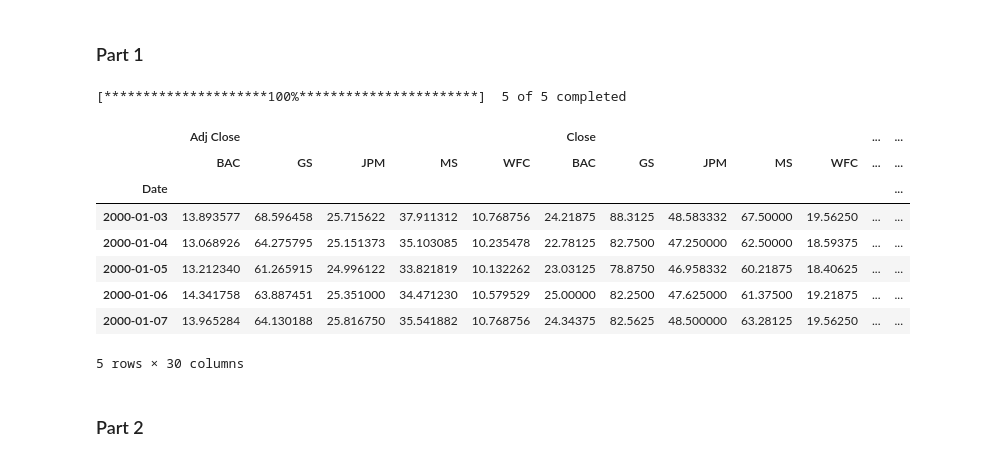
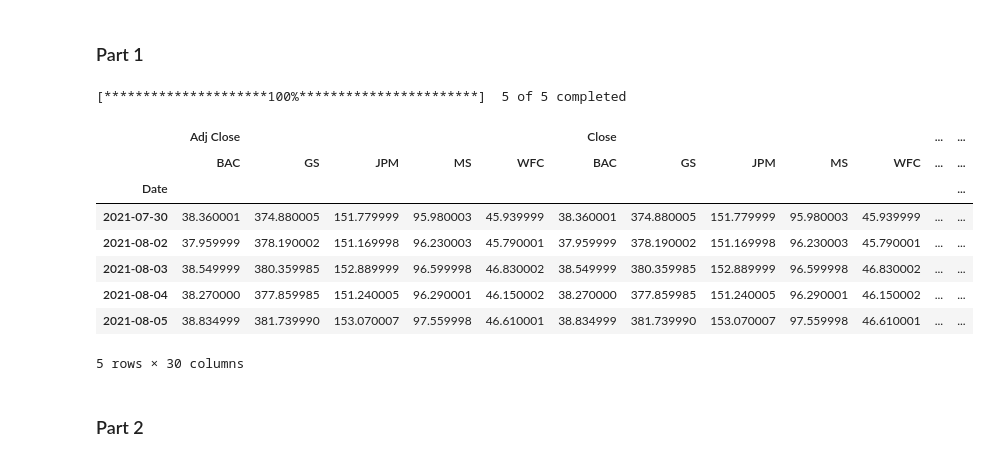
Before and after one commit to illeanz/w1challenge, a Jupyter notebook: w1 data challenge.ipynb, the cells around one changed output. Saved outputs shown, nothing was run; the diff lists cells and outputs as text; code cells hidden in the pictures.

```diff
--- a/w1 data challenge.ipynb
+++ b/w1 data challenge.ipynb
@@ -11,18 +11,18 @@ import matplotlib.pyplot as plt
 # %%
 # load data for Bank of America (BAC), Goldman Sachs (GS), JPMorgan Chase (JPM), Morgan Stanley (MS),
 # and Wells Fargo (MFC) from 2000 to today
 data = yf.download("BAC, GS, JPM, MS, WFC", start="2000-1-1")
-data.head()
+data.tail()
 # %% [output]
 [*********************100%***********************]  5 of 5 completed
 |  | Adj Close |  |  |  |  | Close |  |  |  |  | ... | ... |
 |  | BAC | GS | JPM | MS | WFC | BAC | GS | JPM | MS | WFC | ... | ... |
 | Date |  |  |  |  |  |  |  |  |  |  |  | ... |
-| 2000-01-03 | 13.893577 | 68.596458 | 25.715622 | 37.911312 | 10.768756 | 24.21875 | 88.3125 | 48.583332 | 67.50000 | 19.56250 | ... | ... |
-| 2000-01-04 | 13.068926 | 64.275795 | 25.151373 | 35.103085 | 10.235478 | 22.78125 | 82.7500 | 47.250000 | 62.50000 | 18.59375 | ... | ... |
-| 2000-01-05 | 13.212340 | 61.265915 | 24.996122 | 33.821819 | 10.132262 | 23.03125 | 78.8750 | 46.958332 | 60.21875 | 18.40625 | ... | ... |
-| 2000-01-06 | 14.341758 | 63.887451 | 25.351000 | 34.471230 | 10.579529 | 25.00000 | 82.2500 | 47.625000 | 61.37500 | 19.21875 | ... | ... |
-| 2000-01-07 | 13.965284 | 64.130188 | 25.816750 | 35.541882 | 10.768756 | 24.34375 | 82.5625 | 48.500000 | 63.28125 | 19.56250 | ... | ... |
+| 2021-07-30 | 38.360001 | 374.880005 | 151.779999 | 95.980003 | 45.939999 | 38.360001 | 374.880005 | 151.779999 | 95.980003 | 45.939999 | ... | ... |
+| 2021-08-02 | 37.959999 | 378.190002 | 151.169998 | 96.230003 | 45.790001 | 37.959999 | 378.190002 | 151.169998 | 96.230003 | 45.790001 | ... | ... |
+| 2021-08-03 | 38.549999 | 380.359985 | 152.889999 | 96.599998 | 46.830002 | 38.549999 | 380.359985 | 152.889999 | 96.599998 | 46.830002 | ... | ... |
+| 2021-08-04 | 38.270000 | 377.859985 | 151.240005 | 96.290001 | 46.150002 | 38.270000 | 377.859985 | 151.240005 | 96.290001 | 46.150002 | ... | ... |
+| 2021-08-05 | 38.834999 | 381.739990 | 153.070007 | 97.559998 | 46.610001 | 38.834999 | 381.739990 | 153.070007 | 97.559998 | 46.610001 | ... | ... |
 5 rows × 30 columns
 # %% [markdown]
 ### Part 2
```
Also changed, not shown: parts of 6 cells of this notebook.
